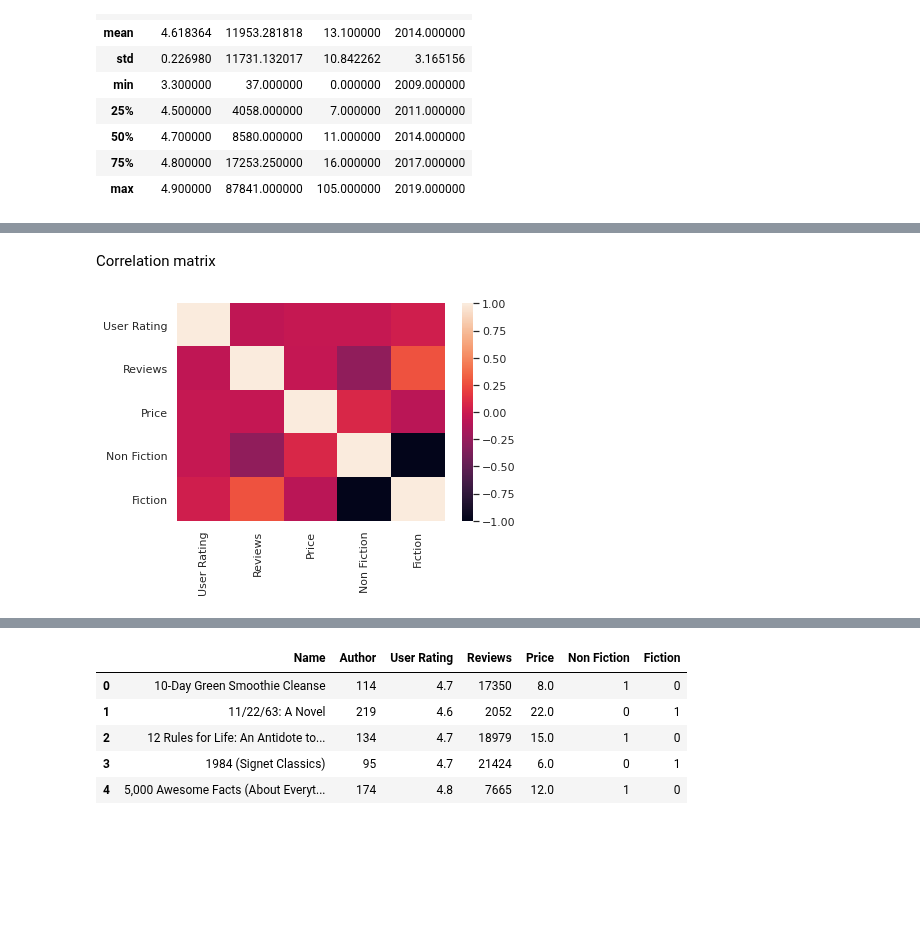
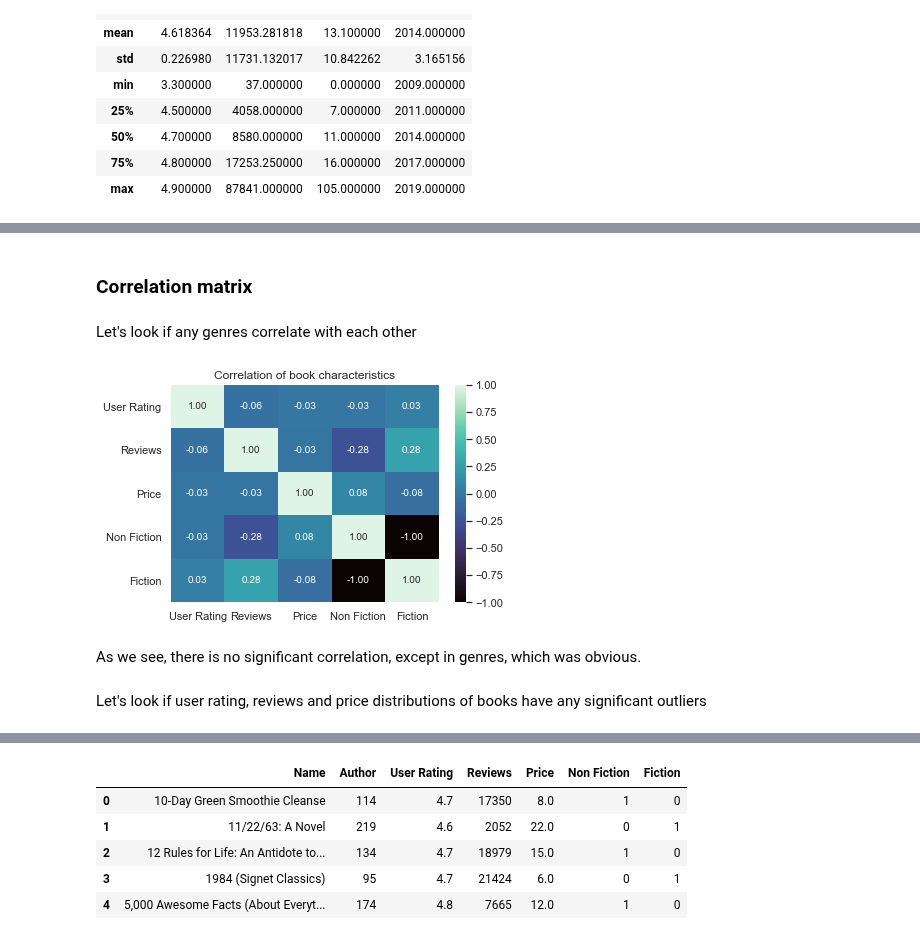
Before and after one commit to Skerr1Q/Amazon-DA, a Jupyter notebook: amazon_da.ipynb, the cells around one changed output, grey strips where cells are left out. Cells and saved outputs as stored; diff of their text form; code cells hidden in the pictures; blank space fills up the shorter version.

```diff
--- a/amazon_da.ipynb
+++ b/amazon_da.ipynb
@@ -152,10 +157,17 @@ plt.show()
-# %% [markdown]
-Correlation matrix
+# %% [markdown]
+### Correlation matrix
+# %% [markdown]
+Let's look if any genres correlate with each other
 # %%
-sns.heatmap(data.corr())
+sns.heatmap(data.corr(), annot=True, fmt='.2f', cmap="mako")
+plt.title('Correlation of book characteristics')
 plt.show()
 # %% [output]
-[figure, old version]
+[figure, new version]
+# %% [markdown]
+As we see, there is no significant correlation, except in genres, which was obvious.
+# %% [markdown]
+Let's look if user rating, reviews and price distributions of books have any significant outliers
 # %%
 cols = ['User Rating','Reviews', 'Price']
 colors = ['springgreen','lightpink','lightseagreen']
```
Also changed, not shown: parts of 37 cells of this notebook.
